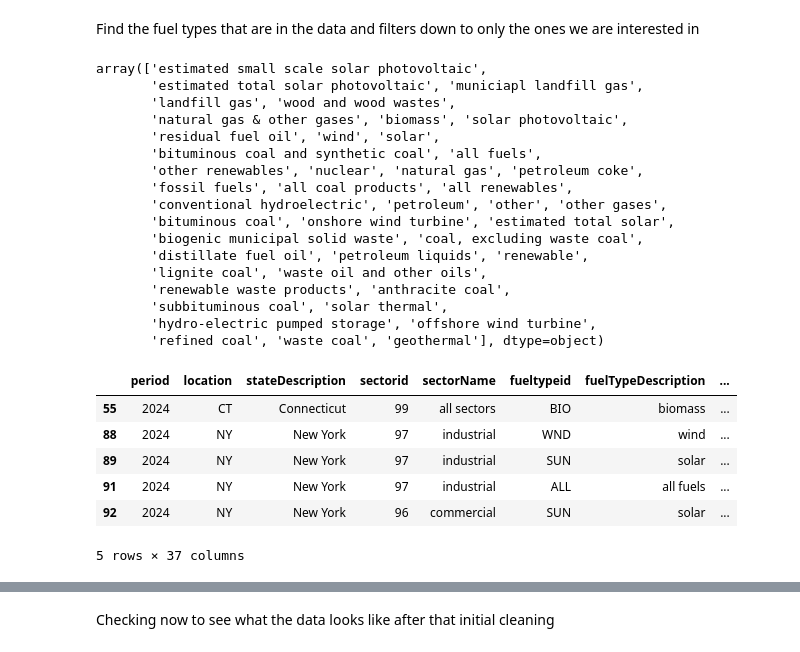
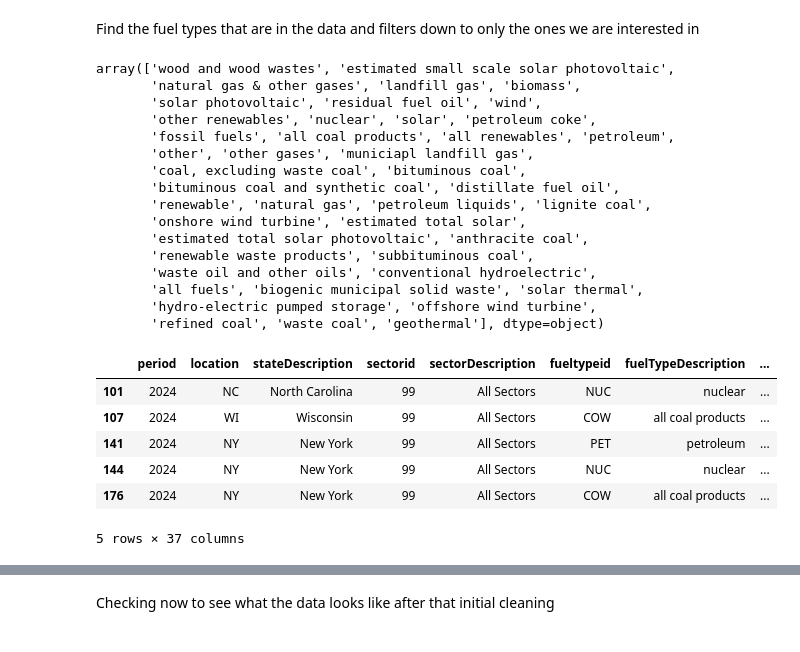
Before and after one commit to TKSteppat/CSCI385-Energy, a Jupyter notebook: data_exploration/data_explore.ipynb, the cells around one changed output, grey strips where cells are left out. Saved outputs shown, nothing was run; the diff lists cells and outputs as text; code cells hidden in the pictures.

```diff
--- a/data_exploration/data_explore.ipynb
+++ b/data_exploration/data_explore.ipynb
@@ -2,7 +2,8 @@
 # Read in the Data
 # %%
 import pandas as pd
-energy_df = pd.read_csv("../datasets/eia_data.csv")
+import numpy as np
+energy_df = pd.read_csv("../datasets/raw/eia_data.csv")
 energy_df.head()
 # %% [output]
 |  | period | location | stateDescription | sectorid | sectorDescription | fueltypeid | fuelTypeDescription | ... |
@@ -41,12 +30,5 @@ energy_df["sectorDescription"].unique(), energy_price_df["sectorName"].unique()
 # %%
-# filter to just sectors that are in other dataset, rename appropriately
-sectors = ["All Sectors", "All Industrial", "All Commercial", "Residential"]
-energy_df = energy_df.loc[energy_df["sectorDescription"].isin(sectors)]
-energy_df = energy_df.rename(columns={"sectorDescription": "sectorName"})
-energy_df.loc[energy_df["sectorName"] == "All Sectors", "sectorName"] = "all sectors"
-energy_df.loc[energy_df["sectorName"] == "All Industrial", "sectorName"] = "industrial"
-energy_df.loc[energy_df["sectorName"] == "All Commercial", "sectorName"] = "commercial"
-energy_df.loc[energy_df["sectorName"] == "Residential", "sectorName"] = "residential"
-energy_df["sectorName"].unique()
+# filter to just all sectors
+energy_df = energy_df.loc[energy_df["sectorDescription"] == "All Sectors"]
 energy_df.head()
 # %% [output]
@@ -73,33 +44,32 @@ Find the fuel types that are in the data and filters down to only the ones we ar
 # %%
 energy_df["fuelTypeDescription"].unique()
 # %% [output]
-array(['estimated small scale solar photovoltaic',
-       'estimated total solar photovoltaic', 'municiapl landfill gas',
-       'landfill gas', 'wood and wood wastes',
-       'natural gas & other gases', 'biomass', 'solar photovoltaic',
-       'residual fuel oil', 'wind', 'solar',
-       'bituminous coal and synthetic coal', 'all fuels',
-       'other renewables', 'nuclear', 'natural gas', 'petroleum coke',
-       'fossil fuels', 'all coal products', 'all renewables',
-       'conventional hydroelectric', 'petroleum', 'other', 'other gases',
-       'bituminous coal', 'onshore wind turbine', 'estimated total solar',
-       'biogenic municipal solid waste', 'coal, excluding waste coal',
-       'distillate fuel oil', 'petroleum liquids', 'renewable',
-       'lignite coal', 'waste oil and other oils',
-       'renewable waste products', 'anthracite coal',
-       'subbituminous coal', 'solar thermal',
+array(['wood and wood wastes', 'estimated small scale solar photovoltaic',
+       'natural gas & other gases', 'landfill gas', 'biomass',
+       'solar photovoltaic', 'residual fuel oil', 'wind',
+       'other renewables', 'nuclear', 'solar', 'petroleum coke',
+       'fossil fuels', 'all coal products', 'all renewables', 'petroleum',
+       'other', 'other gases', 'municiapl landfill gas',
+       'coal, excluding waste coal', 'bituminous coal',
+       'bituminous coal and synthetic coal', 'distillate fuel oil',
+       'renewable', 'natural gas', 'petroleum liquids', 'lignite coal',
+       'onshore wind turbine', 'estimated total solar',
+       'estimated total solar photovoltaic', 'anthracite coal',
+       'renewable waste products', 'subbituminous coal',
+       'waste oil and other oils', 'conventional hydroelectric',
+       'all fuels', 'biogenic municipal solid waste', 'solar thermal',
        'hydro-electric pumped storage', 'offshore wind turbine',
        'refined coal', 'waste coal', 'geothermal'], dtype=object)
 # %%
 #filter to relevant fuel types. We can change this later
-fuel_types = ["petroleum", "natural gas", "fossil fuels", "all coal products", "biomass", "wind", "estimated total solar", "other", "other renewables", "nuclear", "hydro", "geothermal", "solar", "all fuels", "all renewables"]
+fuel_types = ["petroleum", "natural gas", "all coal products", "onshore wind turbine", "estimated total solar", "nuclear"]
 energy_df = energy_df[energy_df["fuelTypeDescription"].isin(fuel_types)]
 energy_df.head()
 # %% [output]
-|  | period | location | stateDescription | sectorid | sectorName | fueltypeid | fuelTypeDescription | ... |
-| 55 | 2024 | CT | Connecticut | 99 | all sectors | BIO | biomass | ... |
-| 88 | 2024 | NY | New York | 97 | industrial | WND | wind | ... |
-| 89 | 2024 | NY | New York | 97 | industrial | SUN | solar | ... |
-| 91 | 2024 | NY | New York | 97 | industrial | ALL | all fuels | ... |
-| 92 | 2024 | NY | New York | 96 | commercial | SUN | solar | ... |
+|  | period | location | stateDescription | sectorid | sectorDescription | fueltypeid | fuelTypeDescription | ... |
+| 101 | 2024 | NC | North Carolina | 99 | All Sectors | NUC | nuclear | ... |
+| 107 | 2024 | WI | Wisconsin | 99 | All Sectors | COW | all coal products | ... |
+| 141 | 2024 | NY | New York | 99 | All Sectors | PET | petroleum | ... |
+| 144 | 2024 | NY | New York | 99 | All Sectors | NUC | nuclear | ... |
+| 176 | 2024 | NY | New York | 99 | All Sectors | COW | all coal products | ... |
 5 rows × 37 columns
```
Also changed, not shown: parts of 52 cells of this notebook, 3 other files.
